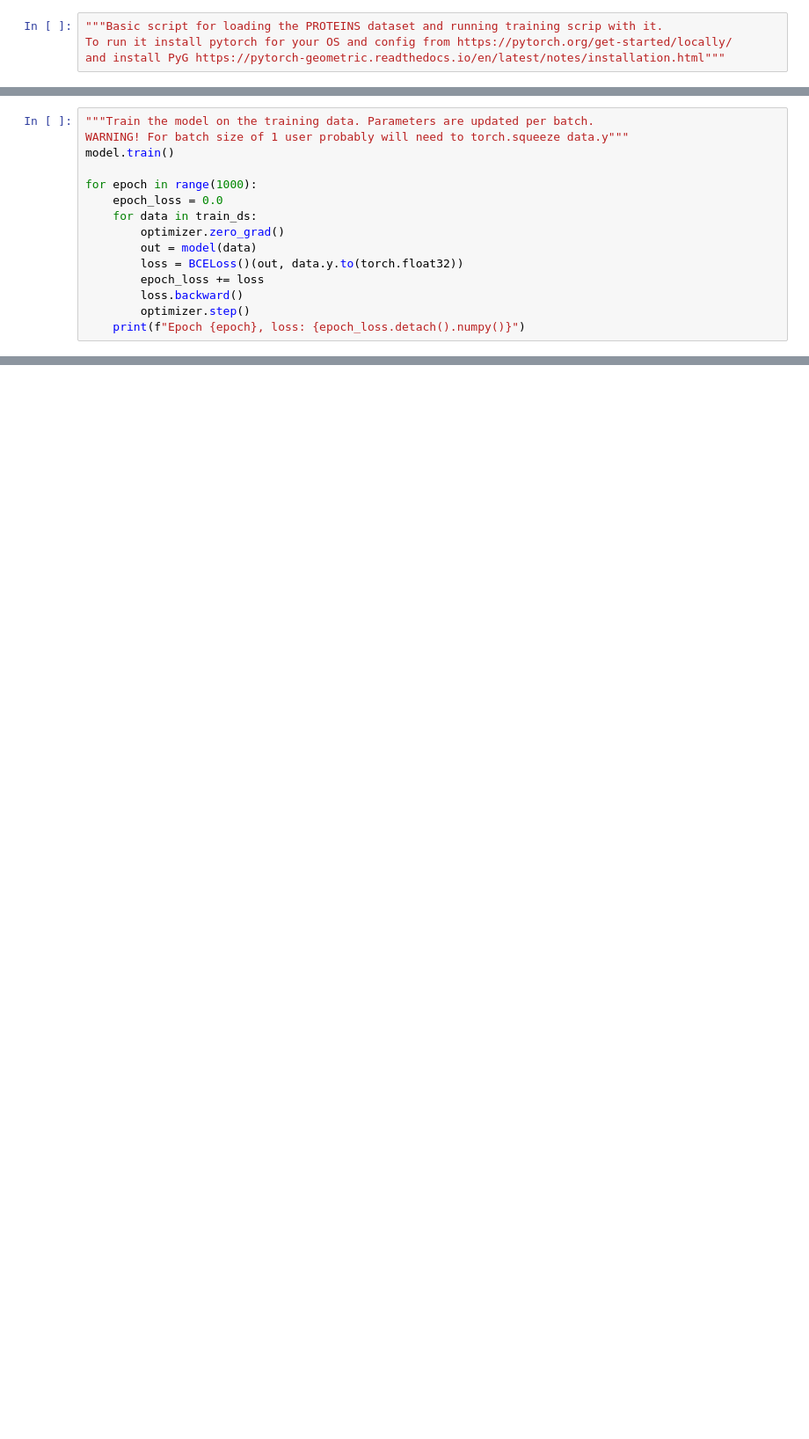
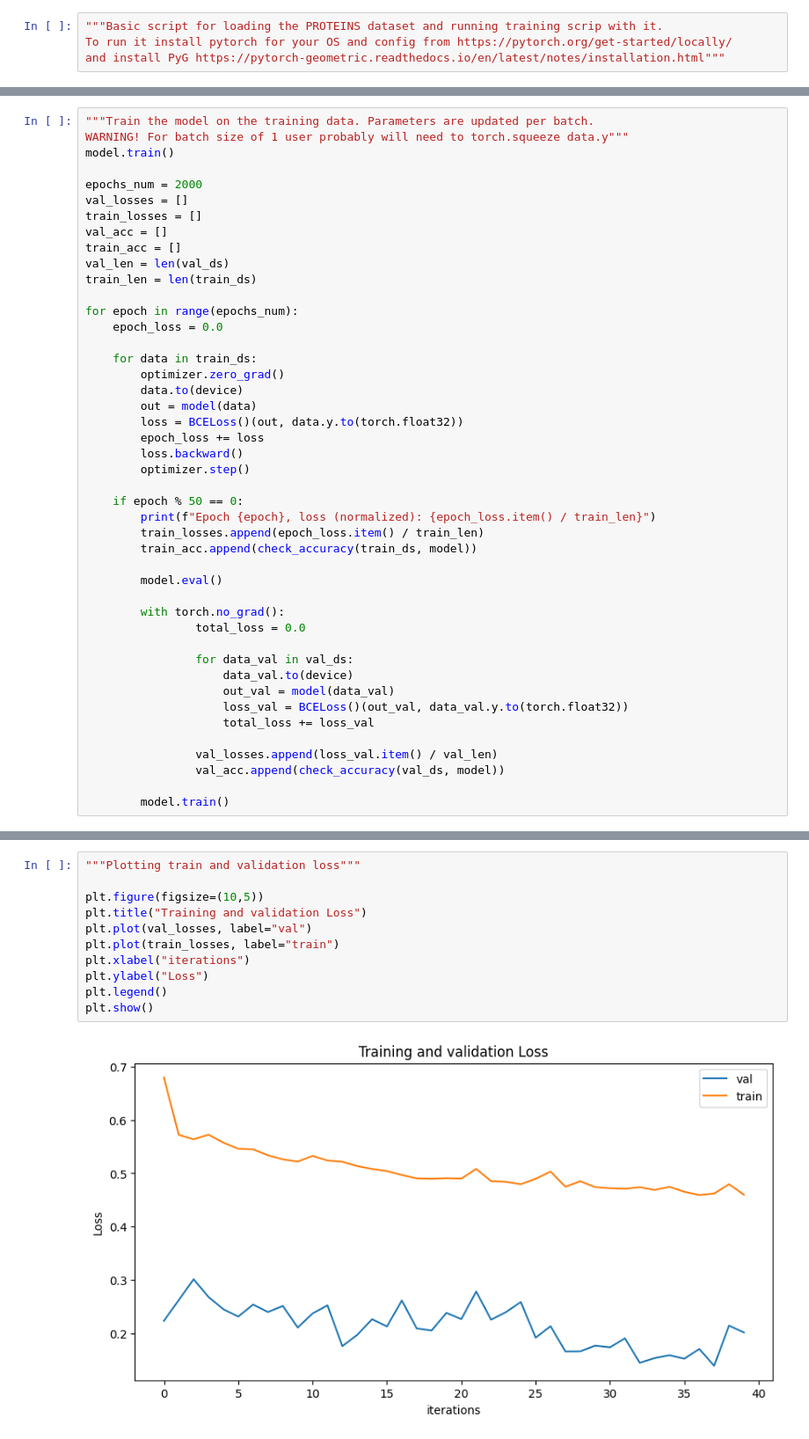
Before and after one commit to PiotrCenda/cardiotoxity-detection-gnn, a Jupyter notebook: proteins_init.ipynb, the cells around one changed output, grey strips where cells are left out. Shown at 88% size. Saved outputs shown, nothing was run; the diff lists cells and outputs as text; blank space fills up the shorter version.

Commit message:
added gcnconv, plotting loss and metrics, gpu training

```diff
--- a/proteins_init.ipynb
+++ b/proteins_init.ipynb
@@ -46,13 +76,43 @@ optimizer = torch.optim.Adam(model.parameters(), lr=0.001)
 WARNING! For batch size of 1 user probably will need to torch.squeeze data.y"""
 model.train()
 
-for epoch in range(1000):
+epochs_num = 2000
+val_losses = []
+train_losses = []
+val_acc = []
+train_acc = []
+val_len = len(val_ds)
+train_len = len(train_ds)
+
+for epoch in range(epochs_num):
     epoch_loss = 0.0
+
     for data in train_ds:
         optimizer.zero_grad()
+        data.to(device)
         out = model(data)
         loss = BCELoss()(out, data.y.to(torch.float32))
         epoch_loss += loss
         loss.backward()
         optimizer.step()
-    print(f"Epoch {epoch}, loss: {epoch_loss.detach().numpy()}")
+
+    if epoch % 50 == 0:
+        print(f"Epoch {epoch}, loss (normalized): {epoch_loss.item() / train_len}")
+        train_losses.append(epoch_loss.item() / train_len)
+        train_acc.append(check_accuracy(train_ds, model))
+
+        model.eval()
+
+        with torch.no_grad():
+                total_loss = 0.0
+
+                for data_val in val_ds:
+                    data_val.to(device)
+                    out_val = model(data_val)
+                    loss_val = BCELoss()(out_val, data_val.y.to(torch.float32))
+                    total_loss += loss_val
+
+                val_losses.append(loss_val.item() / val_len)
+                val_acc.append(check_accuracy(val_ds, model))
+
+        model.train()
@@ -58,0 +137,13 @@ for epoch in range(1000):
+# %%
+"""Plotting train and validation loss"""
+
+plt.figure(figsize=(10,5))
+plt.title("Training and validation Loss")
+plt.plot(val_losses, label="val")
+plt.plot(train_losses, label="train")
+plt.xlabel("iterations")
+plt.ylabel("Loss")
+plt.legend()
+plt.show()
+# %% [output]
+[figure, added]
```
Also changed, not shown: parts of 8 cells of this notebook, 5 other files.
